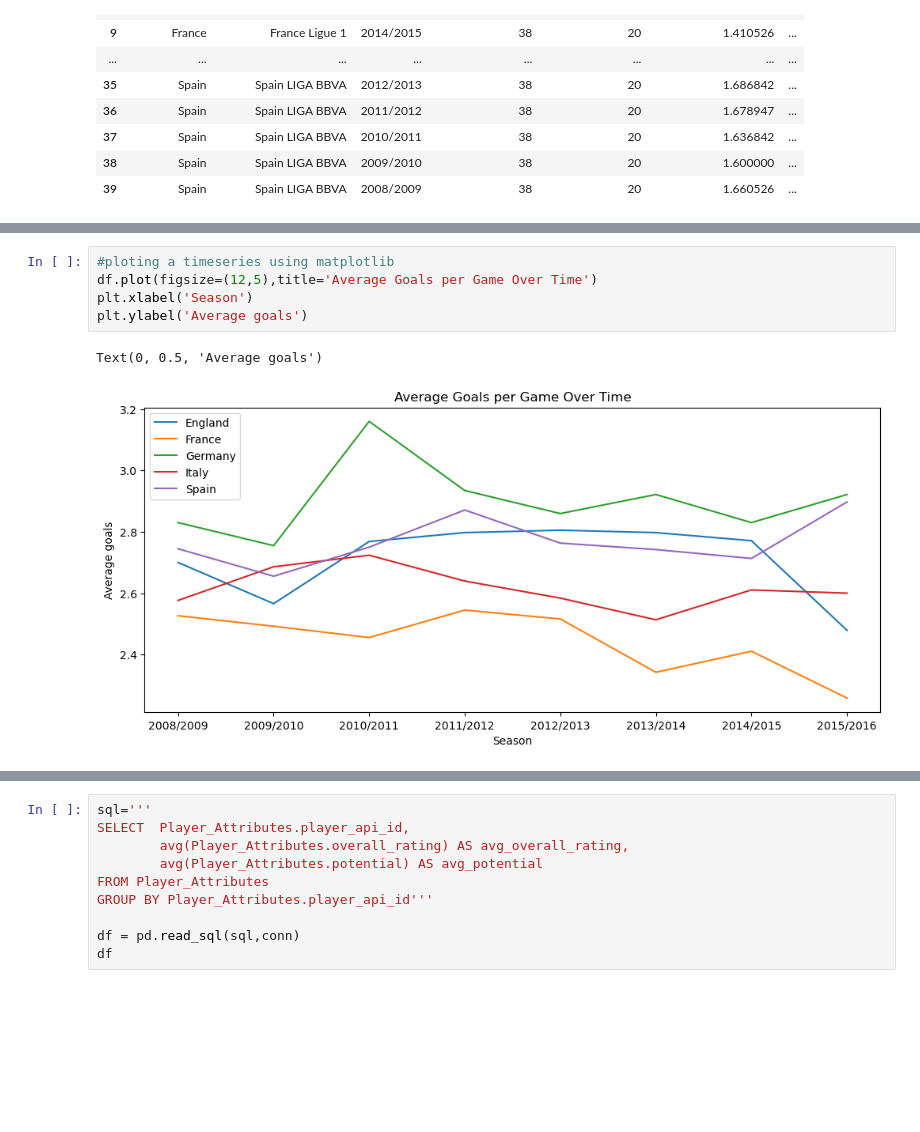
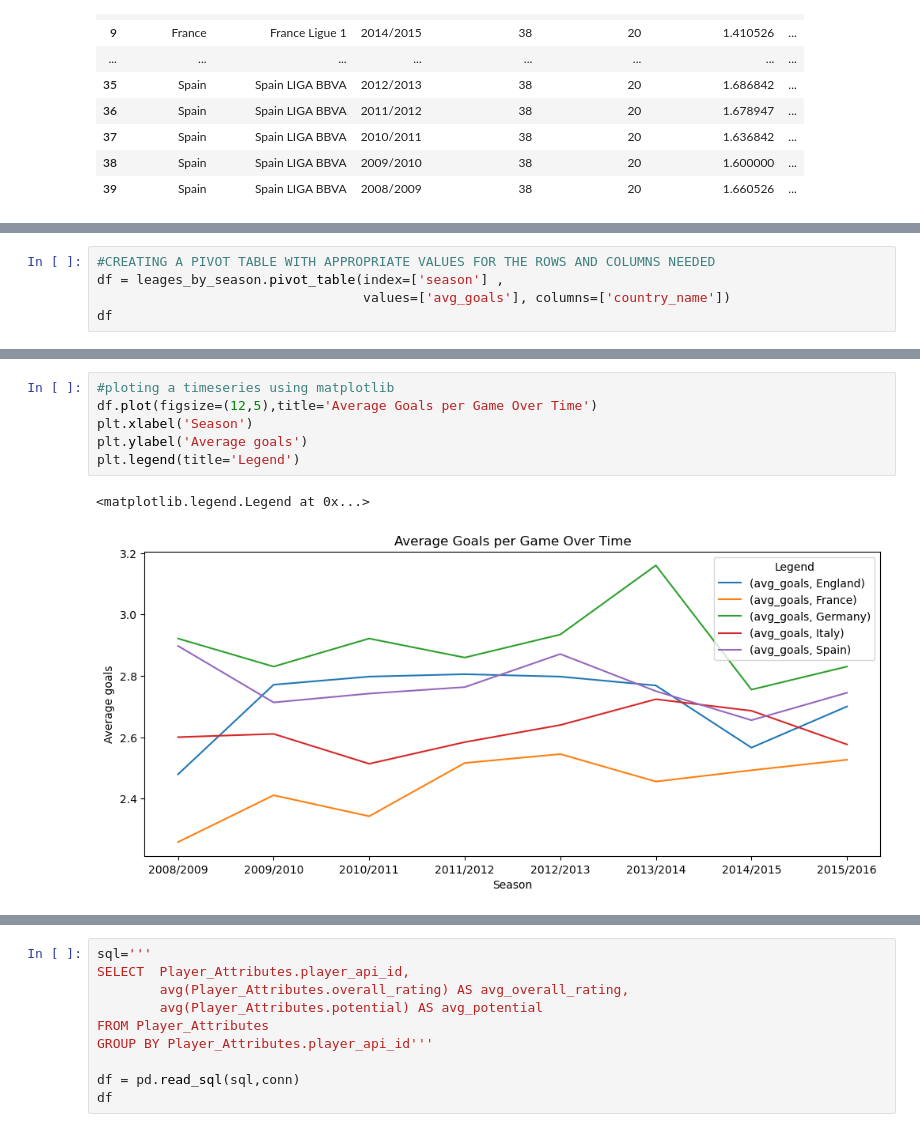
Before and after one commit to OBINNADINNEYA/OBI_PORTFOLIO, a Jupyter notebook: European soccer database EDA.ipynb, the cells around one changed output, grey strips where cells are left out. Drawn from its saved outputs; the diff is of its cells as text; blank space fills up the shorter version.

```diff
--- a/European soccer database EDA.ipynb
+++ b/European soccer database EDA.ipynb
@@ -319,0 +282,5 @@ df
+# %%
+#CREATING A PIVOT TABLE WITH APPROPRIATE VALUES FOR THE ROWS AND COLUMNS NEEDED
+df = leages_by_season.pivot_table(index=['season'] ,
+                                  values=['avg_goals'], columns=['country_name'])
+df
@@ -320,8 +299,9 @@ df
 # %%
 #ploting a timeseries using matplotlib
 df.plot(figsize=(12,5),title='Average Goals per Game Over Time')
 plt.xlabel('Season')
 plt.ylabel('Average goals')
+plt.legend(title='Legend')
 # %% [output]
-Text(0, 0.5, 'Average goals')
+<matplotlib.legend.Legend at 0x...>
-[figure, old version]
+[figure, new version]
```
Also changed, not shown: parts of 8 cells of this notebook.
